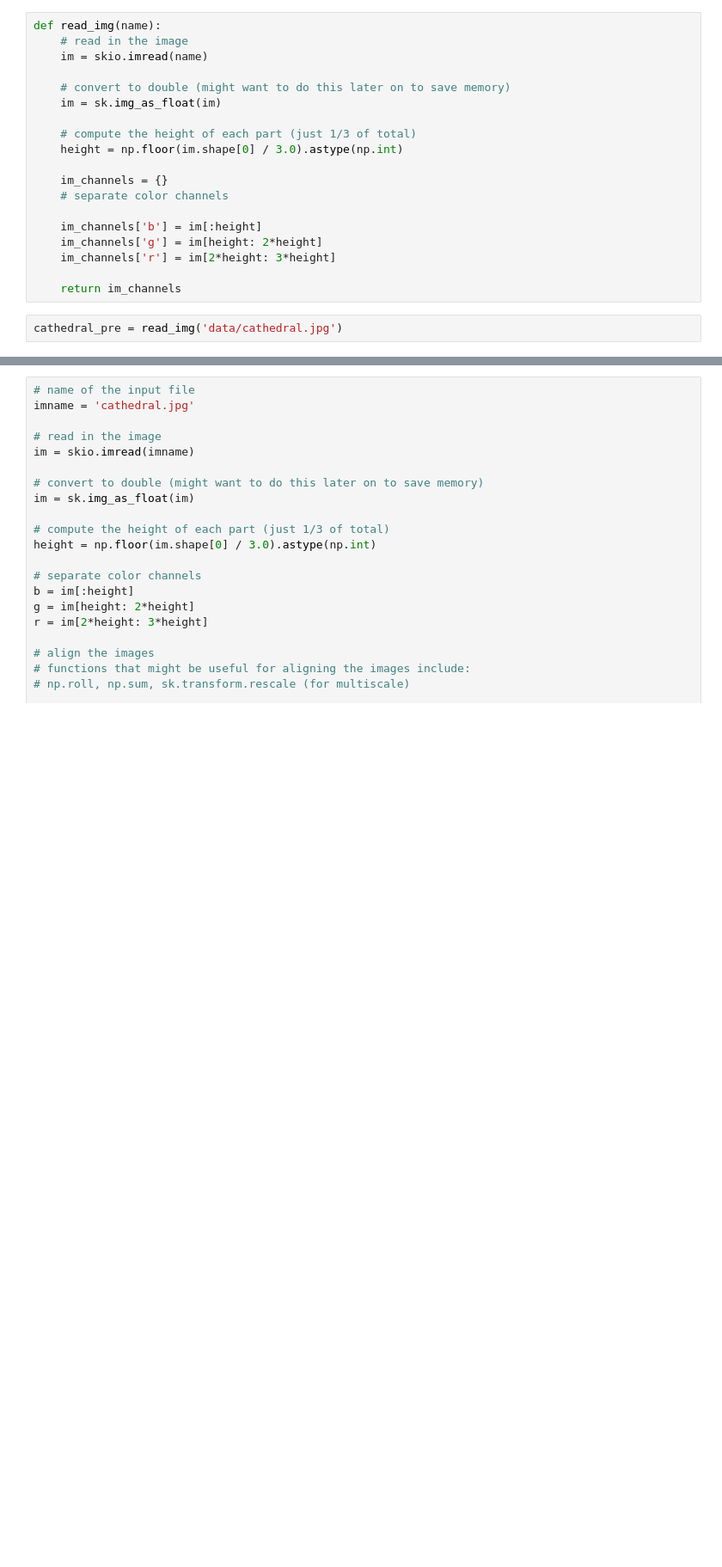
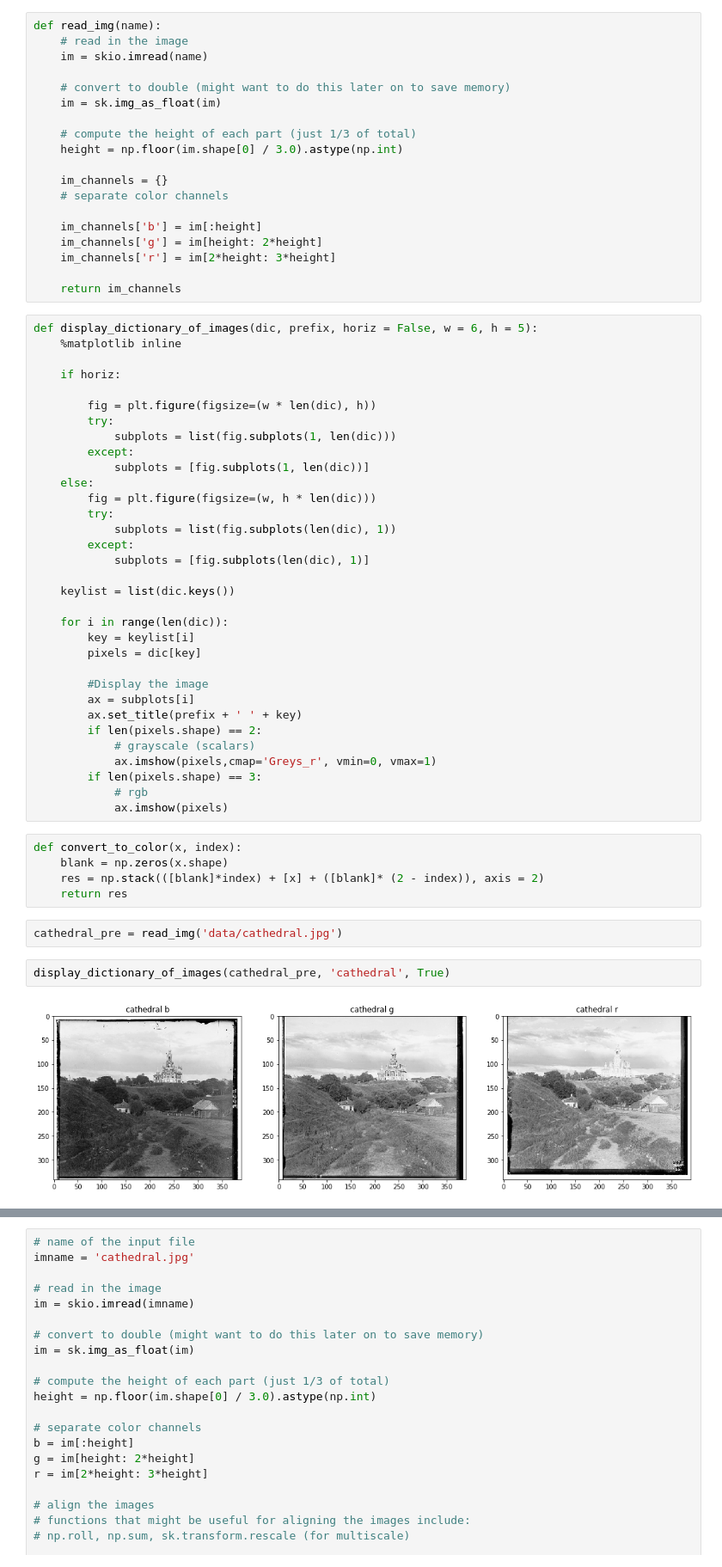
Before and after one commit to rifftu/cs194_projects, a Jupyter notebook: proj1/main.ipynb, the cells around one changed output, grey strips where cells are left out. Shown at 86% size. Saved outputs shown, nothing was run; the diff lists cells and outputs as text; blank space fills up the shorter version.

```diff
--- a/proj1/main.ipynb
+++ b/proj1/main.ipynb
@@ -21,5 +29,47 @@ def read_img(name):
     im_channels['r'] = im[2*height: 3*height]
 
     return im_channels
+# %%
+def display_dictionary_of_images(dic, prefix, horiz = False, w = 6, h = 5):
+    %matplotlib inline
+
+    if horiz:
+
+        fig = plt.figure(figsize=(w * len(dic), h))
+        try:
+            subplots = list(fig.subplots(1, len(dic)))
+        except:
+            subplots = [fig.subplots(1, len(dic))]
+    else:
+        fig = plt.figure(figsize=(w, h * len(dic)))
+        try:
+            subplots = list(fig.subplots(len(dic), 1))
+        except:
+            subplots = [fig.subplots(len(dic), 1)]
+
+    keylist = list(dic.keys())
+
+    for i in range(len(dic)):
+        key = keylist[i]
+        pixels = dic[key]
+
+        #Display the image
+        ax = subplots[i]
+        ax.set_title(prefix + ' ' + key)
+        if len(pixels.shape) == 2:
+            # grayscale (scalars)
+            ax.imshow(pixels,cmap='Greys_r', vmin=0, vmax=1)
+        if len(pixels.shape) == 3:
+            # rgb
+            ax.imshow(pixels)
+# %%
+def convert_to_color(x, index):
+    blank = np.zeros(x.shape)
+    res = np.stack(([blank]*index) + [x] + ([blank]* (2 - index)), axis = 2)
+    return res
 # %%
 cathedral_pre = read_img('data/cathedral.jpg')
+# %%
+display_dictionary_of_images(cathedral_pre, 'cathedral', True)
+# %% [output]
+[figure, added]
```
Also changed, not shown: parts of 13 cells of this notebook, 1 other file.
